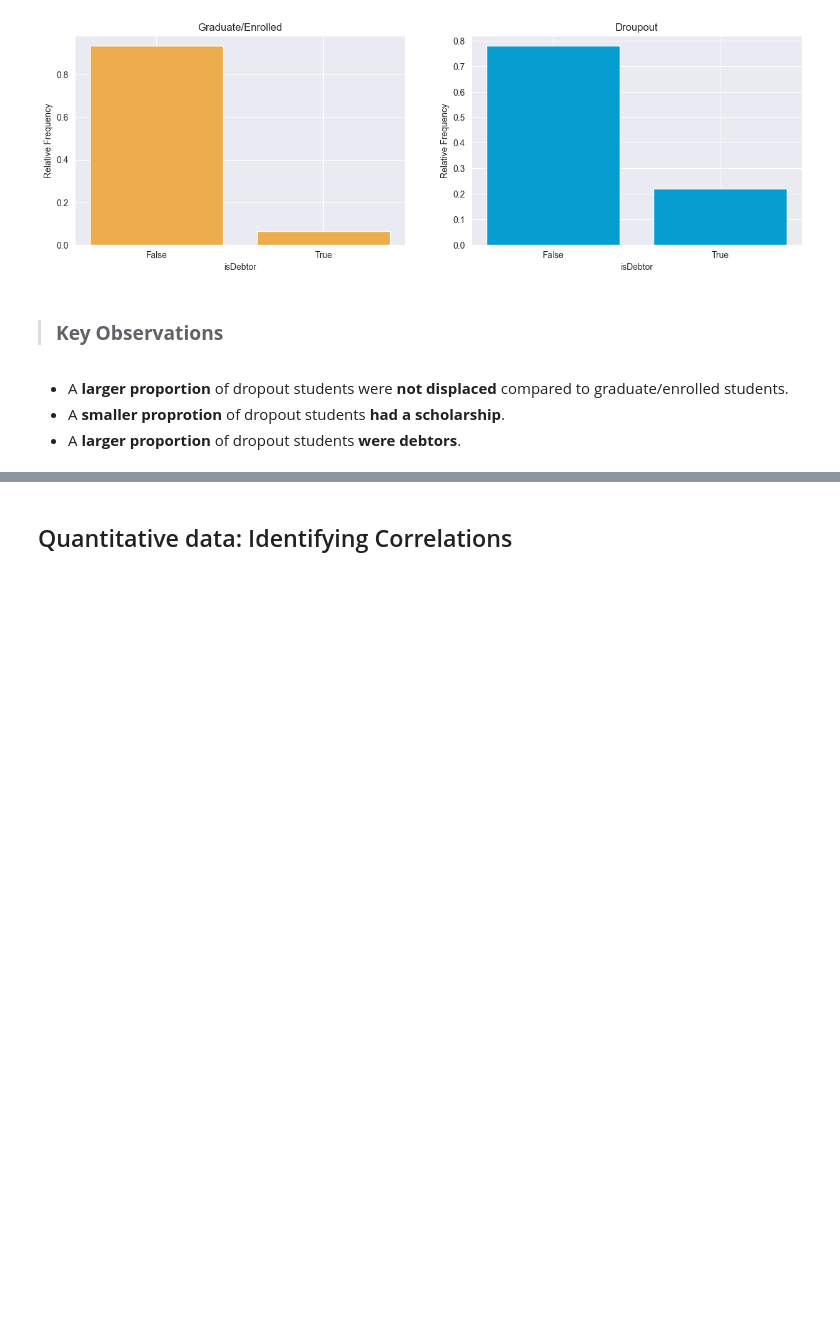
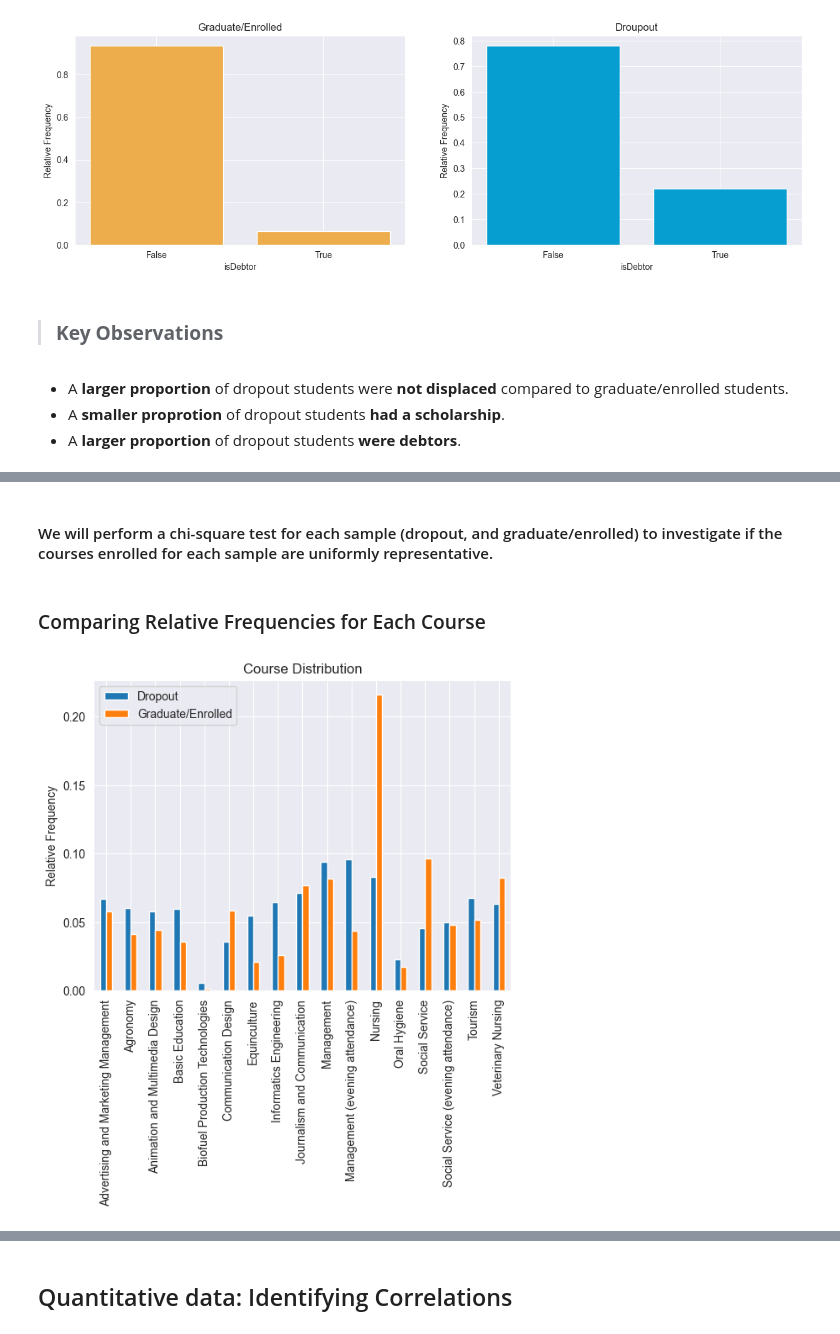
Before and after one commit to mnmay2020/MATH189_Project, a Jupyter notebook: Leena_EDA.ipynb, the cells around one changed output, grey strips where cells are left out. Cells and saved outputs as stored; diff of their text form; code cells hidden in the pictures; blank space fills up the shorter version.

Commit message:
eda on courses

```diff
--- a/Leena_EDA.ipynb
+++ b/Leena_EDA.ipynb
@@ -478,0 +505,5 @@ isDebtor_relfreq_grad = isDebtor.loc['Graduate/Enrolled'] / df1_grad.shape[0]
+# %%
+course_relfreq = pd.crosstab(df1['Target'], df1['Course'])
+course_relfreq.loc['Dropout'] = (course_relfreq.loc['Dropout'] / df1_drop.shape[0])
+course_relfreq.loc['Graduate/Enrolled'] = (course_relfreq.loc['Graduate/Enrolled'] / df1_grad.shape[0])
+course_relfreq
@@ -478,0 +515,19 @@ isDebtor_relfreq_grad = isDebtor.loc['Graduate/Enrolled'] / df1_grad.shape[0]
+# %% [markdown]
+#### We will perform a chi-square test for each sample (dropout, and graduate/enrolled) to investigate if the courses enrolled for each sample are uniformly representative.
+# %% [markdown]
+### Comparing Relative Frequencies for Each Course
+# %%
+index = [col for col in course_relfreq.columns]
+dropouts = course_relfreq.loc['Dropout'].values
+grads = course_relfreq.loc['Graduate/Enrolled'].values
+
+# df with relative frequencies of each target
+plot_course_relfreq = pd.DataFrame({'Dropout': dropouts, 'Graduate/Enrolled': grads}, index=index)
+# %%
+# plot
+plot_course_relfreq.plot(kind='bar')
+plt.ylabel('Relative Frequency')
+plt.title('Course Distribution')
+plt.show()
+# %% [output]
+[figure, added]
```
Also changed, not shown: parts of 9 cells of this notebook, 1 other file.
